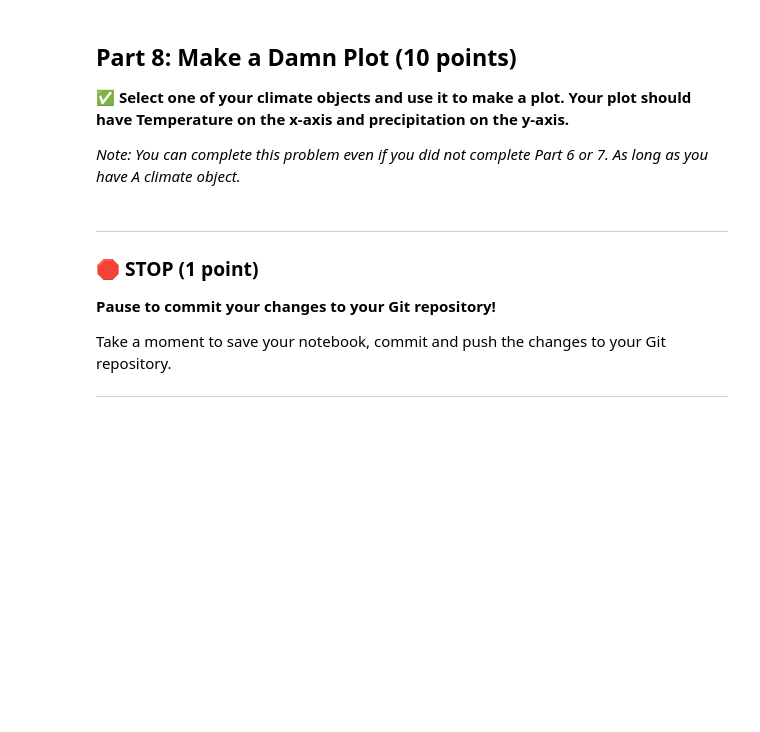
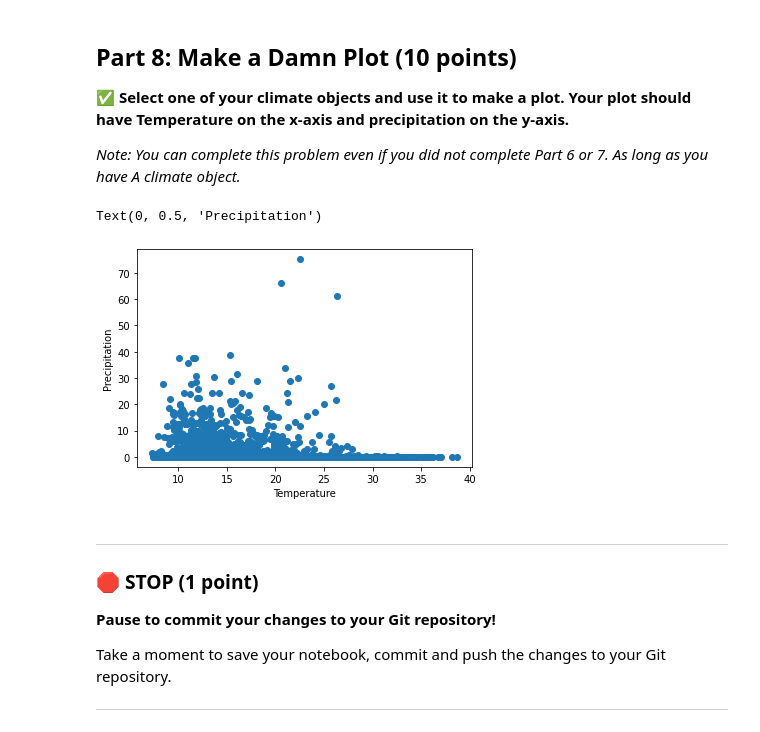
Before and after one commit to tjmcken22/CMSE-s23-turnin, a Jupyter notebook: Midterm/CMSE202_Midterm_003_McKenna.ipynb, the cells around one changed output. Drawn from its saved outputs; the diff is of its cells as text; code cells hidden in the pictures; blank space fills up the shorter version.

```diff
--- a/Midterm/CMSE202_Midterm_003_McKenna.ipynb
+++ b/Midterm/CMSE202_Midterm_003_McKenna.ipynb
@@ -262,6 +259,15 @@ KeyError: 0
 *Note: You can complete this problem even if you did not complete Part 6 or 7. As long as you have A climate object.*
 # %%
 #Write your code here
+import matplotlib.pyplot as plt
+
+
+plt.scatter(temp['Adelaide'], precip['Adelaide'])
+plt.xlabel('Temperature')
+plt.ylabel('Precipitation')
+# %% [output]
+Text(0, 0.5, 'Precipitation')
+[figure, added]
 # %% [markdown]
 ---
 ### &#128721; STOP (1 point)
```
Also changed, not shown: parts of 3 cells of this notebook.
